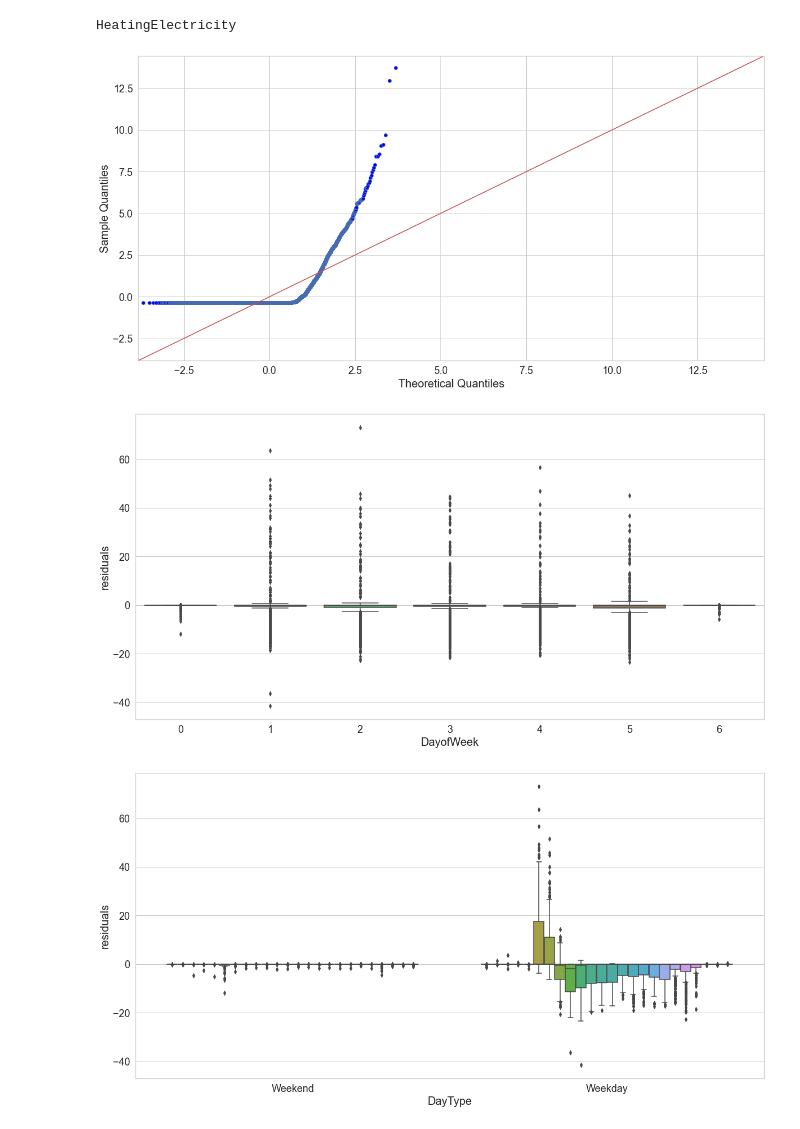
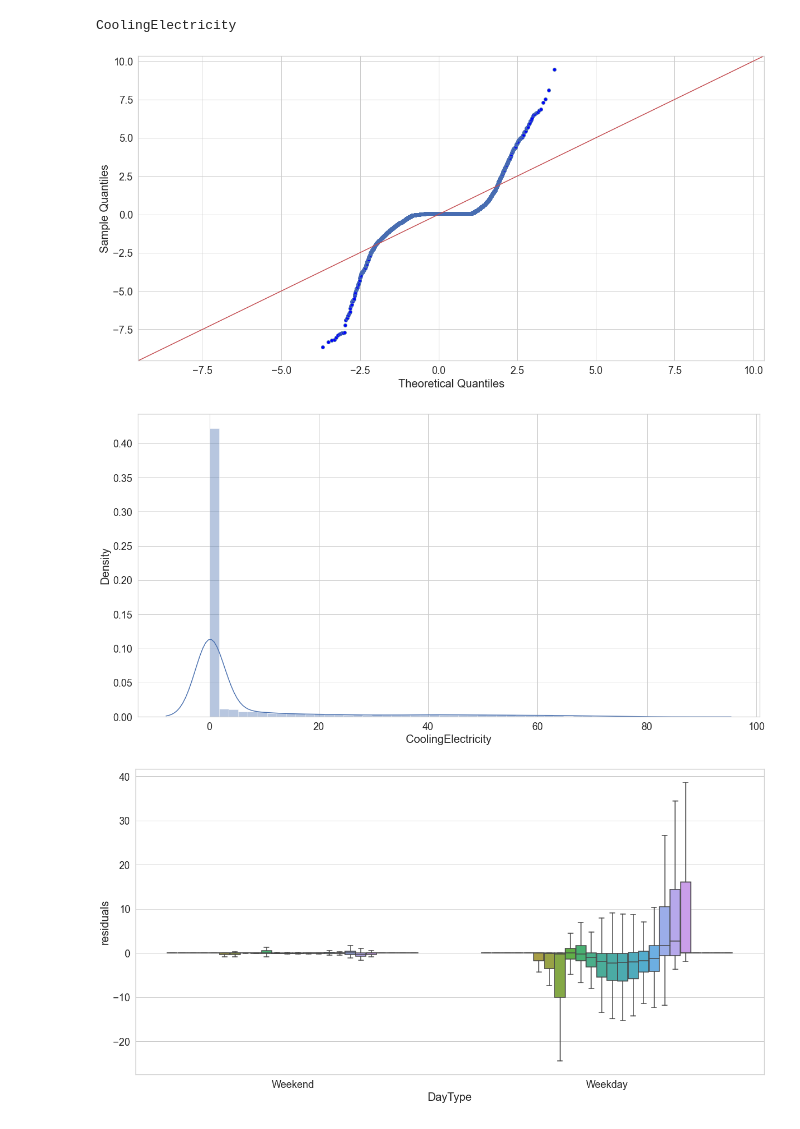
Before and after one commit to nllong/Ambient-Loop-Metamodels, a Jupyter notebook: residuals.ipynb, the cells around one changed output. Saved outputs shown, nothing was run; the diff lists cells and outputs as text; code cells hidden in the pictures.

```diff
--- a/residuals.ipynb
+++ b/residuals.ipynb
@@ -32,16 +33,16 @@ config['xtick.labelsize'] = 18
 config['ytick.labelsize'] = 18
 config['axes.labelsize'] = 20
 # %%
-response_var = 'HeatingElectricity'
-# response_var = 'CoolingElectricity'
-# response_var = 'DistrictCoolingChilledWaterEnergy'
-# response_var = 'DistrictHeatingHotWaterEnergy'
+#response_var = 'HeatingElectricity'
+response_var = 'CoolingElectricity'
+#response_var = 'DistrictCoolingChilledWaterEnergy'
+#response_var = 'DistrictHeatingHotWaterEnergy'
 # response_var = 'ETSCoolingOutletTemperature'
 # response_var = 'ETSHeatingOutletTemperature'
 modeled_var = f'Modeled RF {response_var}'
 
 
-df2 = pd.read_csv(f'output/smoff_sweep_v2_0.15/ValidationData/images/residual_ts_{response_var}_RF.csv')
+df2 = pd.read_csv(f'output/smoff_sweep_v2_0.015/ValidationData/images/residual_ts_{response_var}_RF.csv')
 # convert to Watts
 df2[response_var] = df2[response_var] / 277777.77
 df2[modeled_var] = df2[modeled_var] / 277777.77
@@ -102,23 +121,27 @@ import statsmodels.api as sm
 print(response_var)
 with plt.rc_context(config):
 #     sm.qqplot(df2[modeled_var], line="45")
-    sm.qqplot(df2[modeled_var], fit=True, line="45")
-#     sm.qqplot(df2['residuals'], fit=True, line="45")
+#     sm.qqplot(df2[modeled_var], fit=True, line="45")
+    sm.qqplot(df2['residuals'], fit=True, line="45")
+    plt.savefig(f'fig_x_{response_var}_qq.png')
 # %% [output]
-HeatingElectricity
+CoolingElectricity
-[figure, old version]
+[figure, new version]
 # %%
 with plt.rc_context(config):
     # g = sns.catplot(x="DayofWeek", y="residuals", col="Month", data=df2)
-    g = sns.boxplot(x="DayofWeek", y="residuals", data=df2).get_figure()
+    #g = sns.boxplot(x="DayofWeek", y="residuals", data=df2).get_figure()
+    g = sns.distplot(df2[response_var])
+
+
     plt.legend([],[], frameon=False)
-    plt.savefig(f'{response_var}_residuals_7days.png')
+    plt.savefig(f'fig_x_{response_var}_residuals_7days.png')
 # %% [output]
-[figure, old version]
+[figure, new version]
 # %%
 with plt.rc_context(config):
-    g = sns.boxplot(x="DayType", y="residuals", hue="Hour", data=df2)
+    g = sns.boxplot(x="DayType", y="residuals", hue="Hour", data=df2, showfliers = False)
     plt.legend([],[], frameon=False)
-    plt.savefig(f'{response_var}_residuals_2daytypes.png')
+    plt.savefig(f'fig_17a_{response_var}_residuals_2daytypes.png')
 # %% [output]
-[figure, old version]
+[figure, new version]
```
Also changed, not shown: parts of 16 cells of this notebook, 3 other files.
